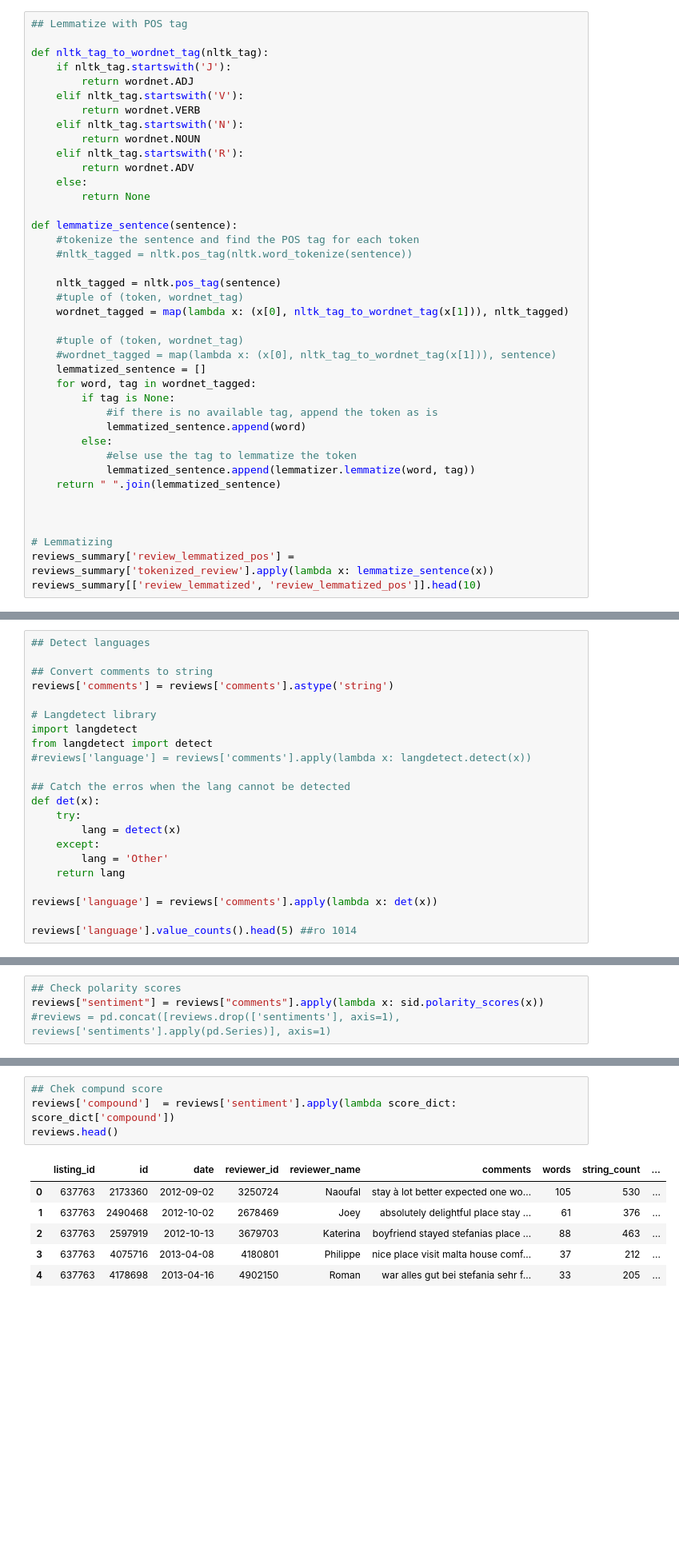
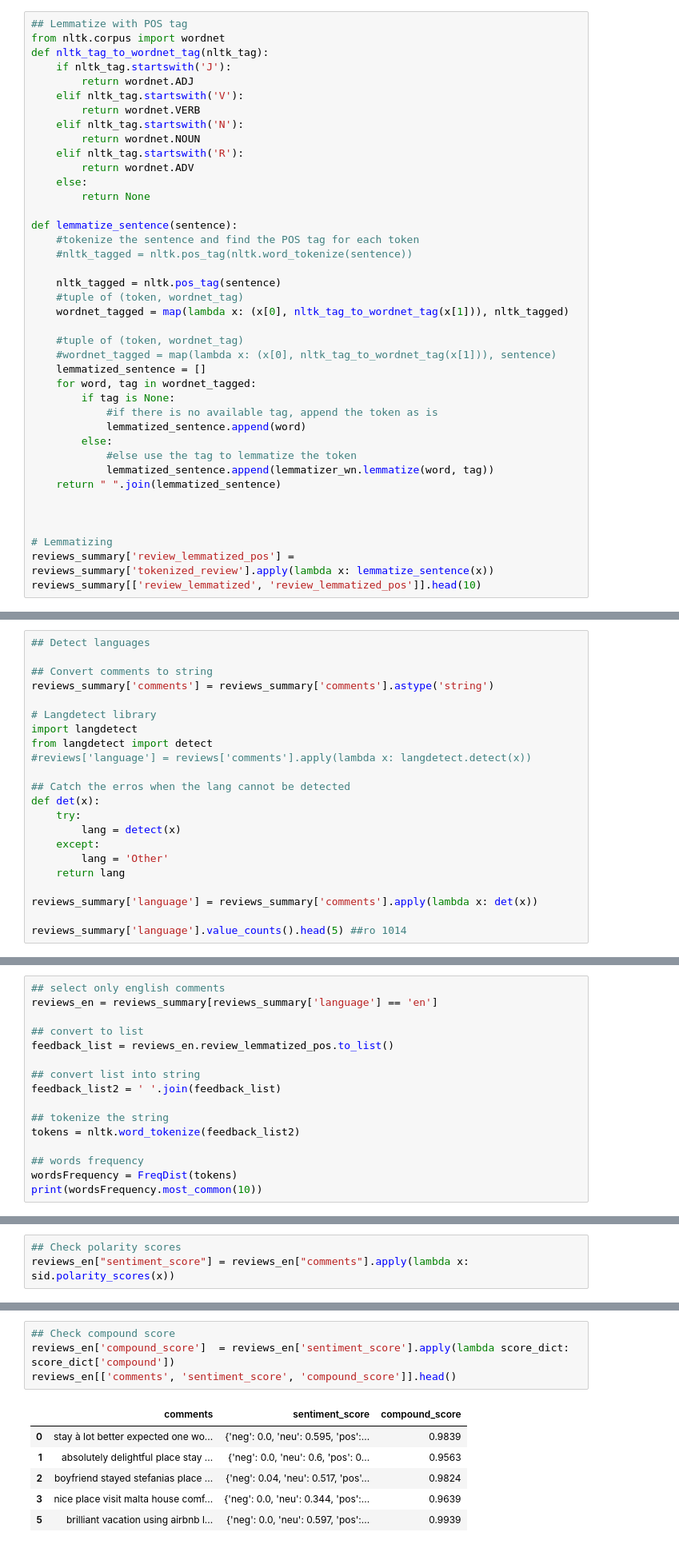
Before and after one commit to dianaionascu15/airbnb-nlp, a Jupyter notebook: airbnb_nlp.ipynb, the cells around one changed output, grey strips where cells are left out. Shown at 80% size. Cells and saved outputs as stored; diff of their text form; blank space fills up the shorter version.

Commit message:
sentiment analysis details

```diff
--- a/airbnb_nlp.ipynb
+++ b/airbnb_nlp.ipynb
@@ -272,7 +286,7 @@ nltk.download('averaged_perceptron_tagger')
 from nltk import pos_tag
 # %%
 ## Lemmatize with POS tag
-
+from nltk.corpus import wordnet
 def nltk_tag_to_wordnet_tag(nltk_tag):
     if nltk_tag.startswith('J'):
         return wordnet.ADJ
@@ -302,7 +316,7 @@ def lemmatize_sentence(sentence):
             lemmatized_sentence.append(word)
         else:
             #else use the tag to lemmatize the token
-            lemmatized_sentence.append(lemmatizer.lemmatize(word, tag))
+            lemmatized_sentence.append(lemmatizer_wn.lemmatize(word, tag))
     return " ".join(lemmatized_sentence)
 
 
@@ -461,7 +431,7 @@ finder.nbest(bigram_measures.pmi, 10)
 ## Detect languages
 
 ## Convert comments to string
-reviews['comments'] = reviews['comments'].astype('string')
+reviews_summary['comments'] = reviews_summary['comments'].astype('string')
 
 # Langdetect library
 import langdetect
@@ -476,7 +446,7 @@ def det(x):
         lang = 'Other'
     return lang
 
-reviews['language'] = reviews['comments'].apply(lambda x: det(x))
+reviews_summary['language'] = reviews_summary['comments'].apply(lambda x: det(x))
 
-reviews['language'].value_counts().head(5) ##ro 1014
+reviews_summary['language'].value_counts().head(5) ##ro 1014
 # %% [output]
@@ -507,3 +477,19 @@ Try using .loc[row_indexer,col_indexer] = value instead
 
 See the caveats in the documentation: https://pandas.pydata.org/pandas-docs/stable/user_guide/indexing.html#returning-a-view-versus-a-copy
   ro_reviews['Words'] = ro_reviews['comments'].str.split().str.len()
+# %%
+## select only english comments
+reviews_en = reviews_summary[reviews_summary['language'] == 'en']
+
+## convert to list
+feedback_list = reviews_en.review_lemmatized_pos.to_list()
+
+## convert list into string
+feedback_list2 = ' '.join(feedback_list)
+
+## tokenize the string
+tokens = nltk.word_tokenize(feedback_list2)
+
+## words frequency
+wordsFrequency = FreqDist(tokens)
+print(wordsFrequency.most_common(10))
@@ -543,5 +559,4 @@ reviews_df.head()
 | 4 | excellent comfortable friendly ho... | 0 |
 # %%
 ## Check polarity scores
-reviews["sentiment"] = reviews["comments"].apply(lambda x: sid.polarity_scores(x))
-#reviews = pd.concat([reviews.drop(['sentiments'], axis=1), reviews['sentiments'].apply(pd.Series)], axis=1)
+reviews_en["sentiment_score"] = reviews_en["comments"].apply(lambda x: sid.polarity_scores(x))
@@ -552,13 +567,13 @@ reviews.sentiment[1]
 # %%
-## Chek compund score
-reviews['compound']  = reviews['sentiment'].apply(lambda score_dict: score_dict['compound'])
-reviews.head()
+## Check compound score
+reviews_en['compound_score']  = reviews_en['sentiment_score'].apply(lambda score_dict: score_dict['compound'])
+reviews_en[['comments', 'sentiment_score', 'compound_score']].head()
 # %% [output]
-|  | listing_id | id | date | reviewer_id | reviewer_name | comments | words | string_count | ... |
-| 0 | 637763 | 2173360 | 2012-09-02 | 3250724 | Naoufal | stay à lot better expected one wo... | 105 | 530 | ... |
-| 1 | 637763 | 2490468 | 2012-10-02 | 2678469 | Joey | absolutely delightful place stay ... | 61 | 376 | ... |
-| 2 | 637763 | 2597919 | 2012-10-13 | 3679703 | Katerina | boyfriend stayed stefanias place ... | 88 | 463 | ... |
-| 3 | 637763 | 4075716 | 2013-04-08 | 4180801 | Philippe | nice place visit malta house comf... | 37 | 212 | ... |
-| 4 | 637763 | 4178698 | 2013-04-16 | 4902150 | Roman | war alles gut bei stefania sehr f... | 33 | 205 | ... |
+|  | comments | sentiment_score | compound_score |
+| 0 | stay à lot better expected one wo... | {'neg': 0.0, 'neu': 0.595, 'pos':... | 0.9839 |
+| 1 | absolutely delightful place stay ... | {'neg': 0.0, 'neu': 0.6, 'pos': 0... | 0.9563 |
+| 2 | boyfriend stayed stefanias place ... | {'neg': 0.04, 'neu': 0.517, 'pos'... | 0.9824 |
+| 3 | nice place visit malta house comf... | {'neg': 0.0, 'neu': 0.344, 'pos':... | 0.9639 |
+| 5 | brilliant vacation using airbnb l... | {'neg': 0.0, 'neu': 0.597, 'pos':... | 0.9939 |
 # %%
 ## Divide into negative/positive sentiment
```
Also changed, not shown: parts of 30 cells of this notebook.
